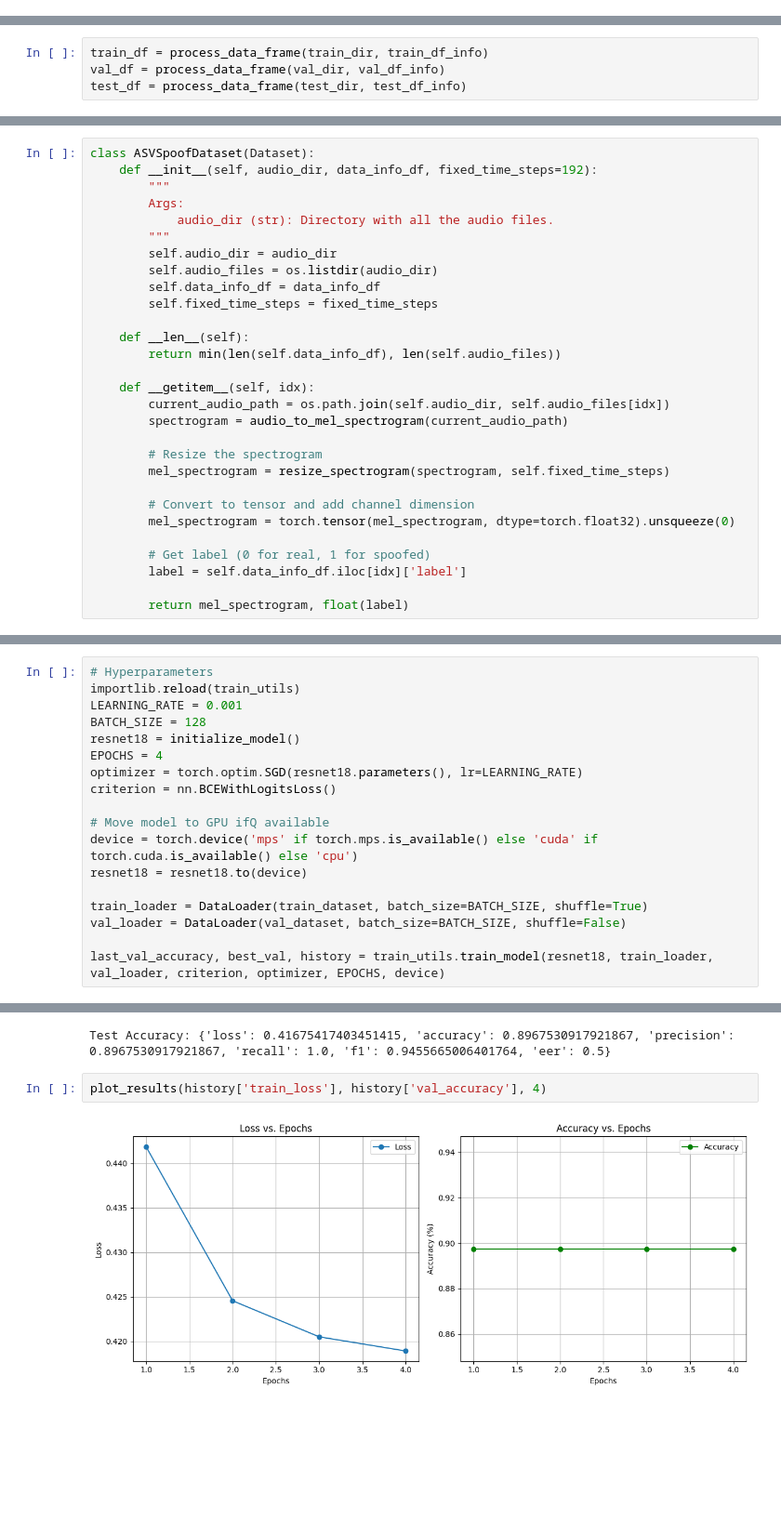
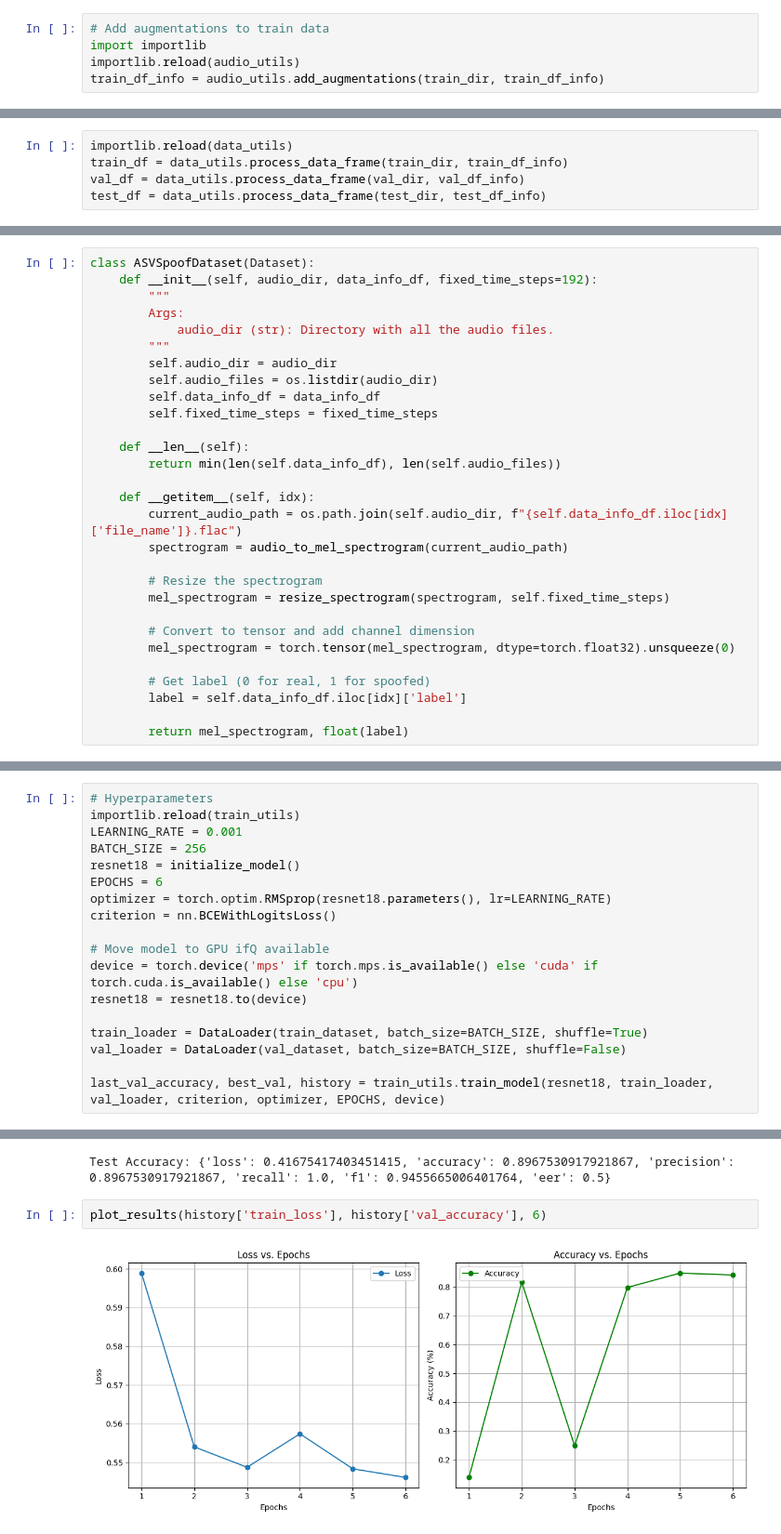
Before and after one commit to Roee97/Fake-Voice-Detection, a Jupyter notebook: Resnet.ipynb, the cells around one changed output, grey strips where cells are left out. Shown: that part at 93% size. Cells and saved outputs as stored; diff of their text form; blank space fills up the shorter version.

Commit message:
balanced data

```diff
--- a/Resnet.ipynb
+++ b/Resnet.ipynb
@@ -127,0 +159,5 @@ Val dataset info:
+# %%
+# Add augmentations to train data
+import importlib
+importlib.reload(audio_utils)
+train_df_info = audio_utils.add_augmentations(train_dir, train_df_info)
@@ -128,7 +179,8 @@ Val dataset info:
 # %%
-train_df = process_data_frame(train_dir, train_df_info)
-val_df = process_data_frame(val_dir, val_df_info)
-test_df = process_data_frame(test_dir, test_df_info)
+importlib.reload(data_utils)
+train_df = data_utils.process_data_frame(train_dir, train_df_info)
+val_df = data_utils.process_data_frame(val_dir, val_df_info)
+test_df = data_utils.process_data_frame(test_dir, test_df_info)
 # %% [output]
       file_name label
 0  LA_T_1138215     0
@@ -178,7 +230,7 @@ class ASVSpoofDataset(Dataset):
         return min(len(self.data_info_df), len(self.audio_files))
 
     def __getitem__(self, idx):
-        current_audio_path = os.path.join(self.audio_dir, self.audio_files[idx])
+        current_audio_path = os.path.join(self.audio_dir, f"{self.data_info_df.iloc[idx]['file_name']}.flac")
         spectrogram = audio_to_mel_spectrogram(current_audio_path)
 
         # Resize the spectrogram
@@ -289,10 +282,10 @@ print(f"{best_params} - {best_history}")
 # Hyperparameters
 importlib.reload(train_utils)
 LEARNING_RATE = 0.001
-BATCH_SIZE = 128
+BATCH_SIZE = 256
 resnet18 = initialize_model()
-EPOCHS = 4
-optimizer = torch.optim.SGD(resnet18.parameters(), lr=LEARNING_RATE)
+EPOCHS = 6
+optimizer = torch.optim.RMSprop(resnet18.parameters(), lr=LEARNING_RATE)
 criterion = nn.BCEWithLogitsLoss()
 
 # Move model to GPU ifQ available
@@ -332,6 +318,6 @@ print(f"Test Accuracy: {test_data}")
 # %% [output]
 Test Accuracy: {'loss': 0.41675417403451415, 'accuracy': 0.8967530917921867, 'precision': 0.8967530917921867, 'recall': 1.0, 'f1': 0.9455665006401764, 'eer': 0.5}
 # %%
-plot_results(history['train_loss'], history['val_accuracy'], 4)
+plot_results(history['train_loss'], history['val_accuracy'], 6)
 # %% [output]
-[figure, old version]
+[figure, new version]
```
Also changed, not shown: parts of 18 cells of this notebook, 10 other files.
